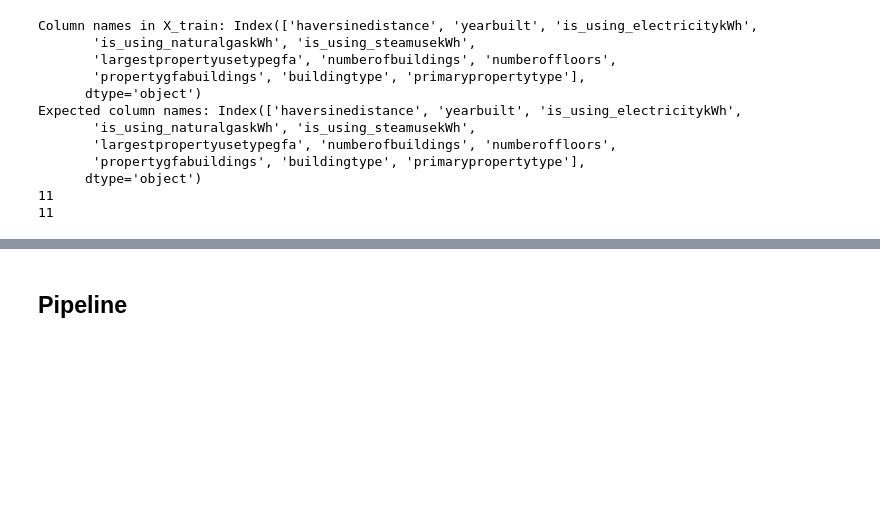
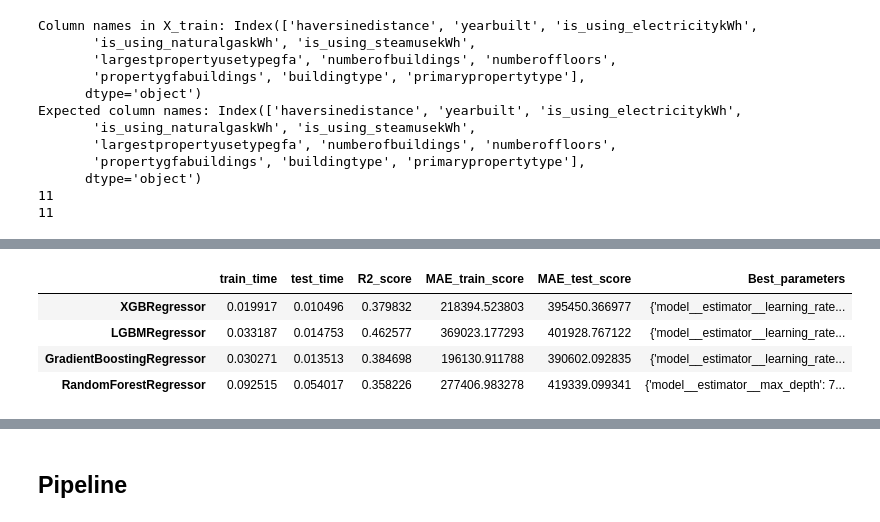
Before and after one commit to data-IA-2022/CO2_Maud_Tarik, a Jupyter notebook: model-multioutput.ipynb, the cells around one changed output, grey strips where cells are left out. Saved outputs shown, nothing was run; the diff lists cells and outputs as text; code cells hidden in the pictures; blank space fills up the shorter version.

```diff
--- a/model-multioutput.ipynb
+++ b/model-multioutput.ipynb
@@ -345,0 +392,8 @@ You can try to debug the error by setting error_score='raise'.
+# %%
+models_compare_metrics
+# %% [output]
+|  | train_time | test_time | R2_score | MAE_train_score | MAE_test_score | Best_parameters |
+| XGBRegressor | 0.019917 | 0.010496 | 0.379832 | 218394.523803 | 395450.366977 | {'model__estimator__learning_rate... |
+| LGBMRegressor | 0.033187 | 0.014753 | 0.462577 | 369023.177293 | 401928.767122 | {'model__estimator__learning_rate... |
+| GradientBoostingRegressor | 0.030271 | 0.013513 | 0.384698 | 196130.911788 | 390602.092835 | {'model__estimator__learning_rate... |
+| RandomForestRegressor | 0.092515 | 0.054017 | 0.358226 | 277406.983278 | 419339.099341 | {'model__estimator__max_depth': 7... |
```
Also changed, not shown: parts of 26 cells of this notebook.
